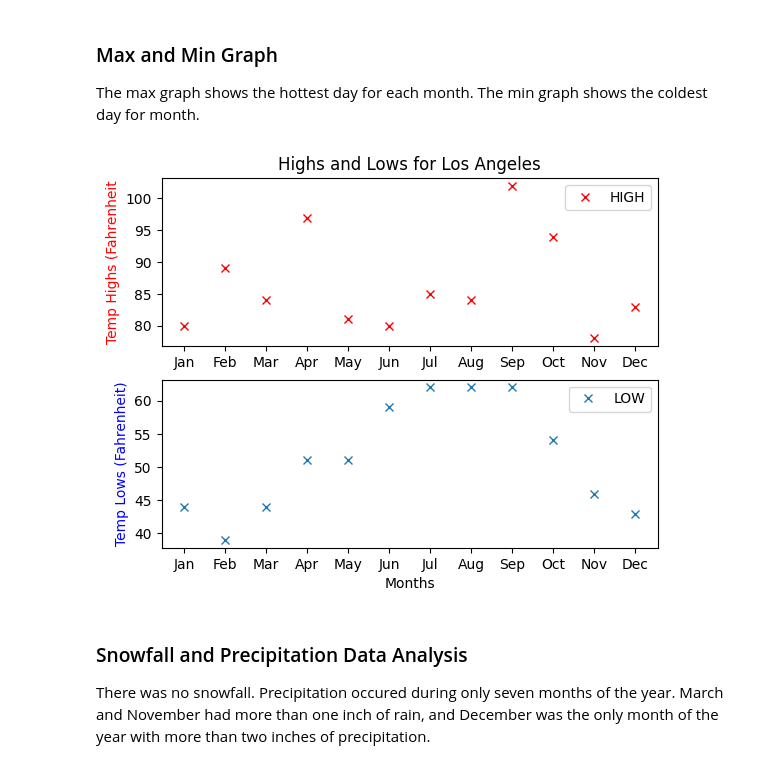
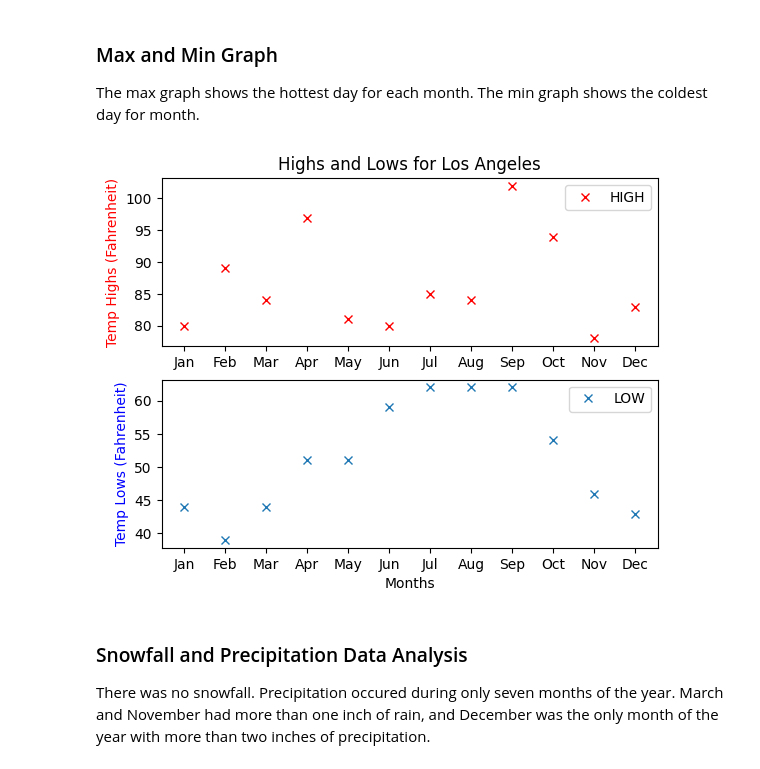
Before and after one commit to BerisDizdar/City_Weather_Comparison, a Jupyter notebook: City_Weather_Comparison.ipynb, the cells around one changed output. Saved outputs shown, nothing was run; the diff lists cells and outputs as text; code cells hidden in the pictures.

```diff
--- a/City_Weather_Comparison.ipynb
+++ b/City_Weather_Comparison.ipynb
@@ -837,26 +835,26 @@ The max graph shows the hottest day for each month. The min graph shows the cold
 # %%
 # Plot 1
 x = months
 y = LA_monthly_max
 plt.subplot(2, 1, 1,)
 plt.plot(x, y, 'x', color='r')
 plt.title('Highs and Lows for Los Angeles')
 #plt.xlabel('Months')
 plt.legend(LA_monthly_max)
-plt.ylabel('Temp Highs (Fahrenheit', color='r')
+plt.ylabel('Temp Highs (Fahrenheit)', color='r')
 
 # Plot 2
 x = months
 y = LA_monthly_min
 plt.subplot(2, 1, 2)
 plt.plot(x, y, 'x')
 plt.xlabel('Months')
 plt.ylabel('Temp Lows (Fahrenheit)', color='b')
 plt.legend(LA_monthly_min)
 
 plt.show()
 # %% [output]
-[figure, old version]
+[figure, new version]
 # %% [markdown]
 ### Snowfall and Precipitation Data Analysis
 There was no snowfall. Precipitation occured during only seven months of the year. March and November had more than one inch of rain, and December was the only month of the year with more than two inches of precipitation.
```
Also changed, not shown: parts of 6 cells of this notebook.
